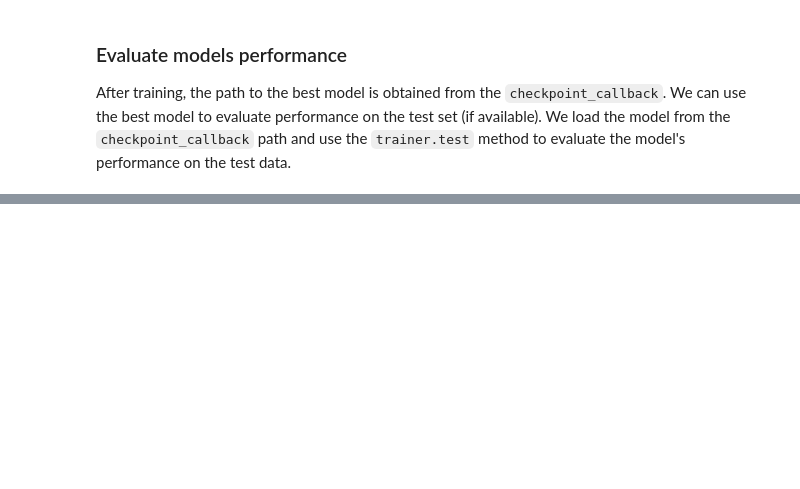
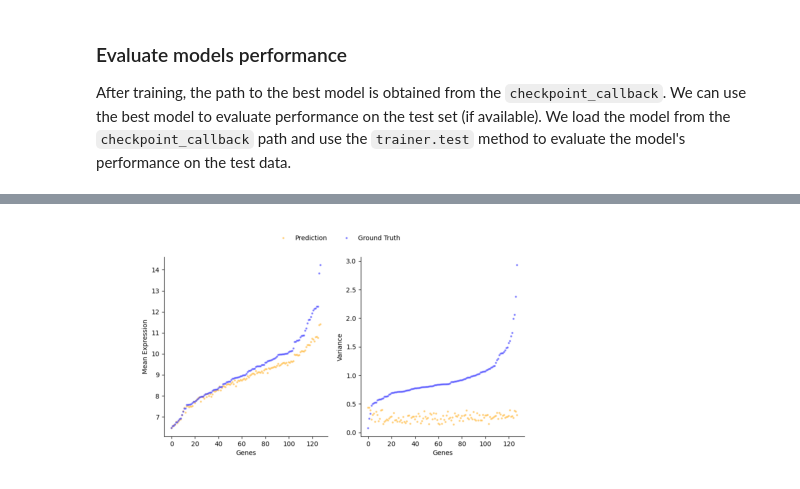
Before and after one commit to BCV-Uniandes/SpaRED, a Jupyter notebook: spared/tutorials/quickstart.ipynb, the cells around one changed output, grey strips where cells are left out. Drawn from its saved outputs; the diff is of its cells as text; code cells hidden in the pictures; blank space fills up the shorter version.

```diff
--- a/spared/tutorials/quickstart.ipynb
+++ b/spared/tutorials/quickstart.ipynb
@@ -274,0 +366,12 @@ IndexError: too many indices for array: array is 1-dimensional, but 2 were index
+# %%
+# Load the mean and variance saved image
+image_path = os.path.join("./prediction_images", "mean_variance.png")
+img = im.imread(image_path)
+
+# Display the image
+plt.figure(figsize=(6, 6))
+plt.imshow(img)
+plt.axis('off')
+plt.show()
+# %% [output]
+[figure, added]
```
Also changed, not shown: parts of 21 cells of this notebook, 6 other files.
